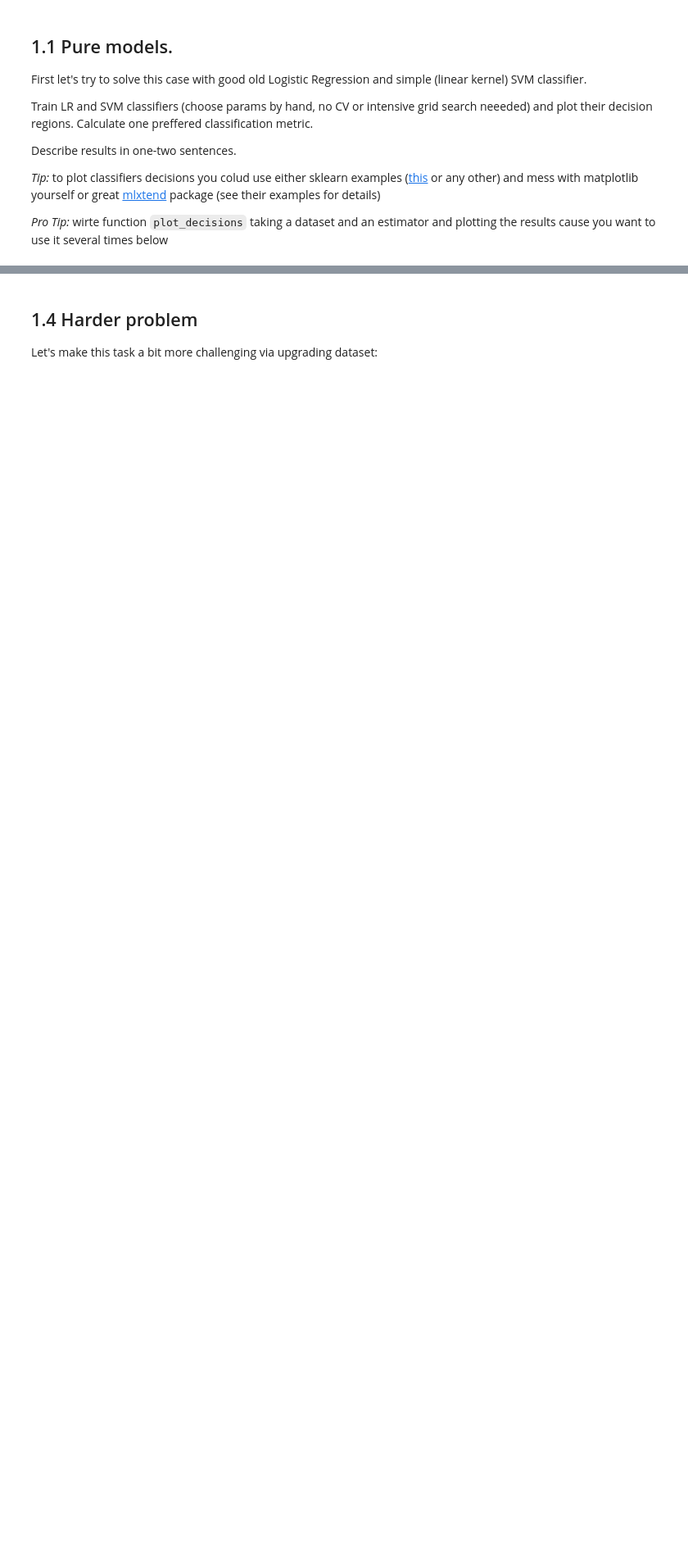
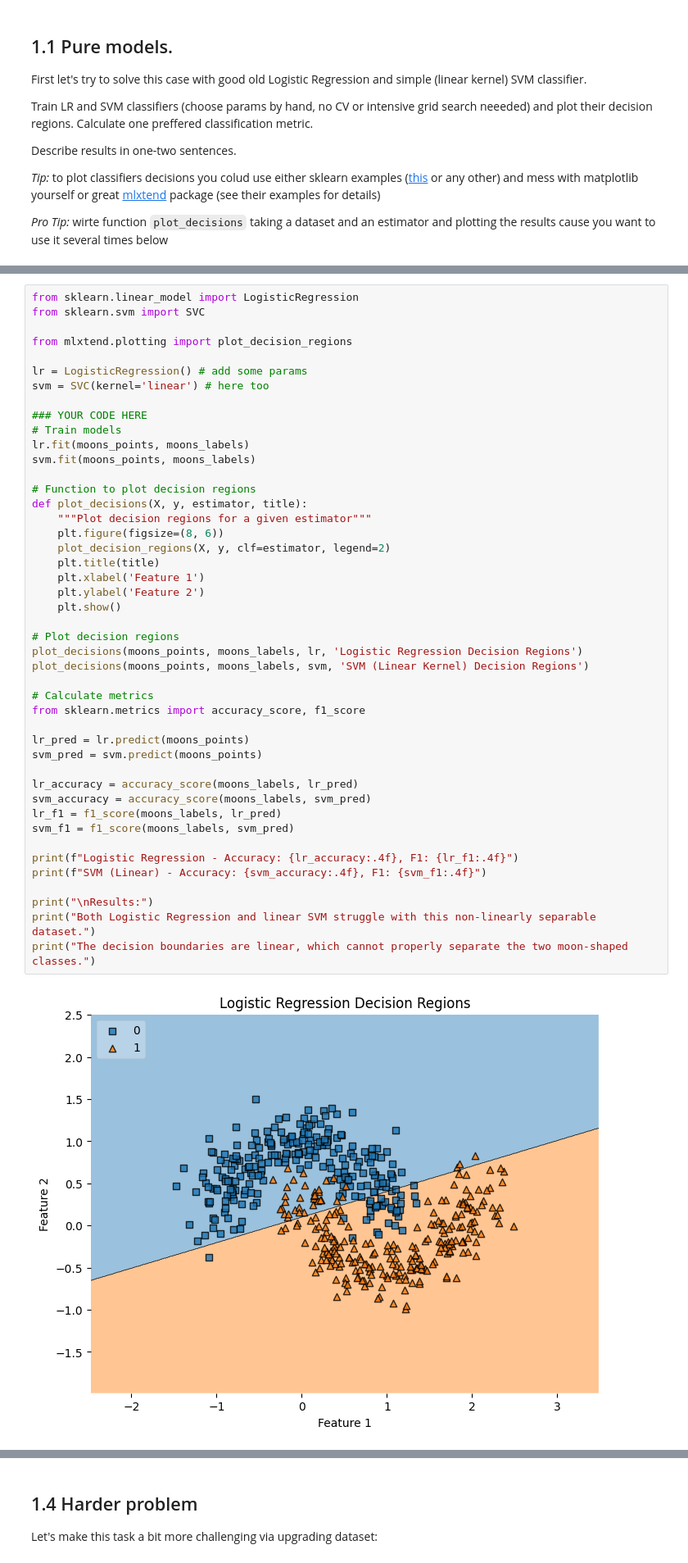
Before and after one commit to spectrmen/mashine_learning_ed, a Jupyter notebook: homeworks/lab01_ml_pipeline/lab01_part3_svm_kernels.ipynb, the cells around one changed output, grey strips where cells are left out. Shown at 82% size. Saved outputs shown, nothing was run; the diff lists cells and outputs as text; blank space fills up the shorter version.

```diff
--- a/homeworks/lab01_ml_pipeline/lab01_part3_svm_kernels.ipynb
+++ b/homeworks/lab01_ml_pipeline/lab01_part3_svm_kernels.ipynb
@@ -52,0 +43,47 @@ svm = SVC(kernel='linear') # here too
+# %%
+from sklearn.linear_model import LogisticRegression
+from sklearn.svm import SVC
+
+from mlxtend.plotting import plot_decision_regions
+
+lr = LogisticRegression() # add some params
+svm = SVC(kernel='linear') # here too
+
+### YOUR CODE HERE
+# Train models
+lr.fit(moons_points, moons_labels)
+svm.fit(moons_points, moons_labels)
+
+# Function to plot decision regions
+def plot_decisions(X, y, estimator, title):
+    """Plot decision regions for a given estimator"""
+    plt.figure(figsize=(8, 6))
+    plot_decision_regions(X, y, clf=estimator, legend=2)
+    plt.title(title)
+    plt.xlabel('Feature 1')
+    plt.ylabel('Feature 2')
+    plt.show()
+
+# Plot decision regions
+plot_decisions(moons_points, moons_labels, lr, 'Logistic Regression Decision Regions')
+plot_decisions(moons_points, moons_labels, svm, 'SVM (Linear Kernel) Decision Regions')
+
+# Calculate metrics
+from sklearn.metrics import accuracy_score, f1_score
+
+lr_pred = lr.predict(moons_points)
+svm_pred = svm.predict(moons_points)
+
+lr_accuracy = accuracy_score(moons_labels, lr_pred)
+svm_accuracy = accuracy_score(moons_labels, svm_pred)
+lr_f1 = f1_score(moons_labels, lr_pred)
+svm_f1 = f1_score(moons_labels, svm_pred)
+
+print(f"Logistic Regression - Accuracy: {lr_accuracy:.4f}, F1: {lr_f1:.4f}")
+print(f"SVM (Linear) - Accuracy: {svm_accuracy:.4f}, F1: {svm_f1:.4f}")
+
+print("\nResults:")
+print("Both Logistic Regression and linear SVM struggle with this non-linearly separable dataset.")
+print("The decision boundaries are linear, which cannot properly separate the two moon-shaped classes.")
+# %% [output]
+[figure, added]
```
Also changed, not shown: parts of 11 cells of this notebook.
